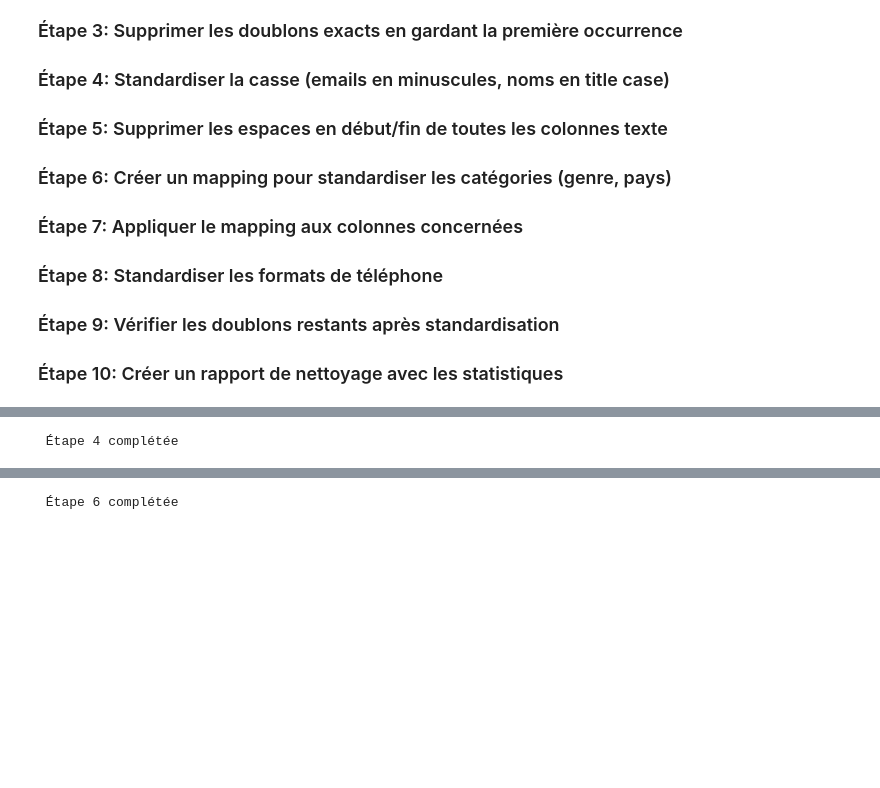
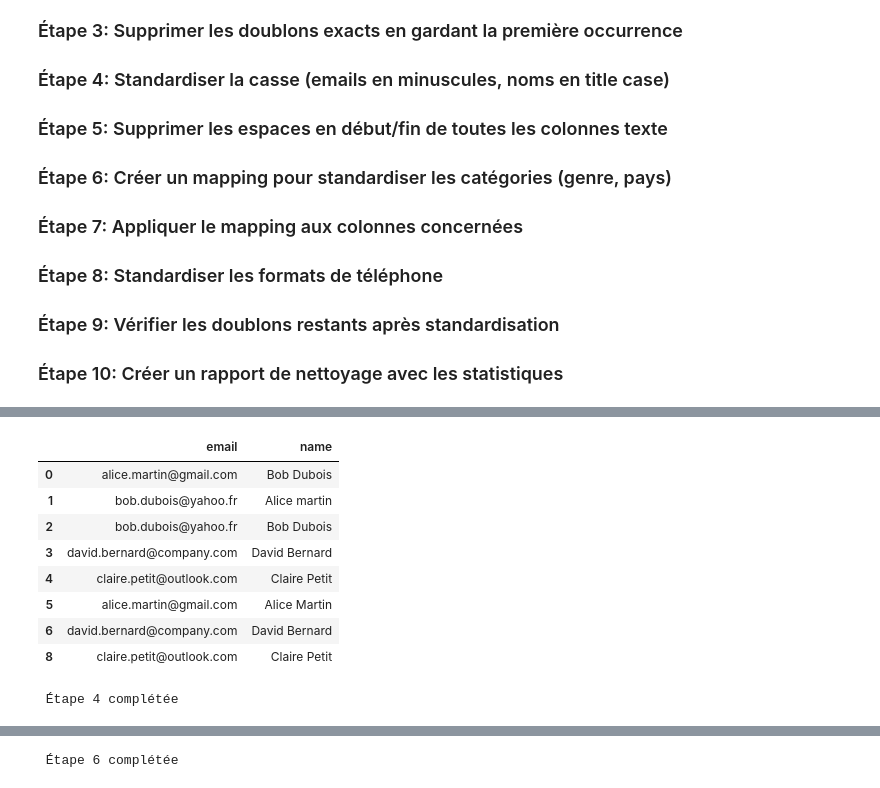
Before and after one commit to DayZmooN/etl_16_07_2026_data_cleaning, a Jupyter notebook: TP/TP2_Data_Cleansing_TP2.ipynb, the cells around one changed output, grey strips where cells are left out. Cells and saved outputs as stored; diff of their text form; code cells hidden in the pictures; blank space fills up the shorter version.

```diff
--- a/TP/TP2_Data_Cleansing_TP2.ipynb
+++ b/TP/TP2_Data_Cleansing_TP2.ipynb
@@ -268,16 +296,43 @@ print(f" Étape 3 complétée")
  Étape 3 complétée
-# %%
-# ========================================
-# Étape 4: Standardiser la casse (emails en minuscules, noms en title case)
-# ========================================
-
-# TODO: Écrivez votre code ici
-
-
-# Vérification
-print(f" Étape 4 complétée")
-# %% [output]
- Étape 4 complétée
+# %%
+# ========================================
+# Étape 4: Standardiser la casse (emails en minuscules, noms en title case)
+# ========================================
+
+# TODO: Écrivez votre code ici
+#changer toutes les données
+# df_clean["email"] = df_clean["email"].str.lower()
+# df_clean["name"] = df_clean["name"].str.lower()
+
+# Parcourir chaque ligne
+for i,e in df_clean.iterrows():
+
+    # Si l'email est eniter n'est pas en minuscule
+    if e["email"] != e["email"].lower():
+        df_clean.loc[i,"email"] = e["email"].lower()
+
+    # Si name et diferent Title Case title Mettre le nom en Title Case
+    if e["name"] != e["name"].title():
+        df_clean.loc[i,"name"] = e["name"].capitalize()
+
+display(df_clean[["email","name"]])
+
+
+
+
+# Vérification
+print(f" Étape 4 complétée")
+# %% [output]
+|  | email | name |
+| 0 | alice.martin@gmail.com | Bob Dubois |
+| 1 | bob.dubois@yahoo.fr | Alice martin |
+| 2 | bob.dubois@yahoo.fr | Bob Dubois |
+| 3 | david.bernard@company.com | David Bernard |
+| 4 | claire.petit@outlook.com | Claire Petit |
+| 5 | alice.martin@gmail.com | Alice Martin |
+| 6 | david.bernard@company.com | David Bernard |
+| 8 | claire.petit@outlook.com | Claire Petit |
+ Étape 4 complétée
 # %%
 # ========================================
 # Étape 5: Supprimer les espaces en début/fin de toutes les colonnes texte
```
Also changed, not shown: parts of 11 cells of this notebook.
